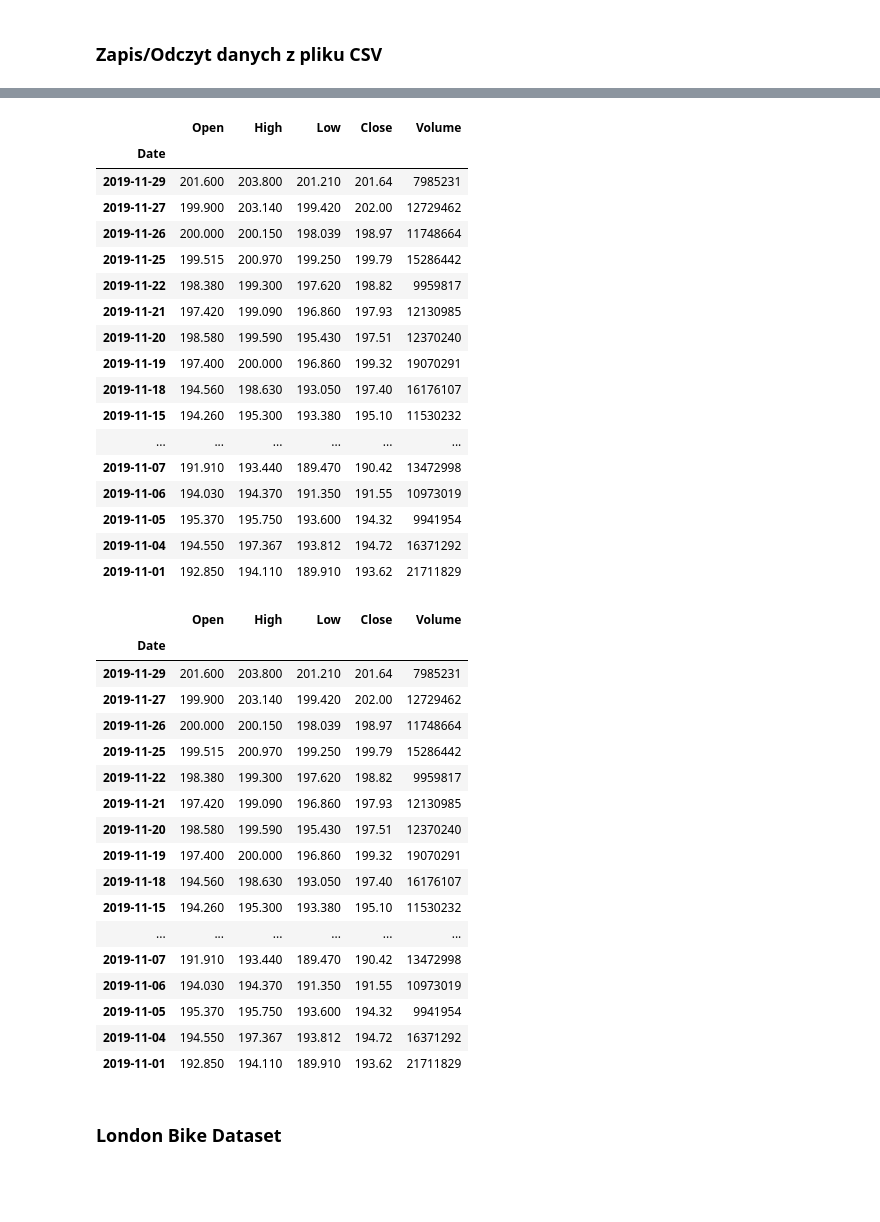
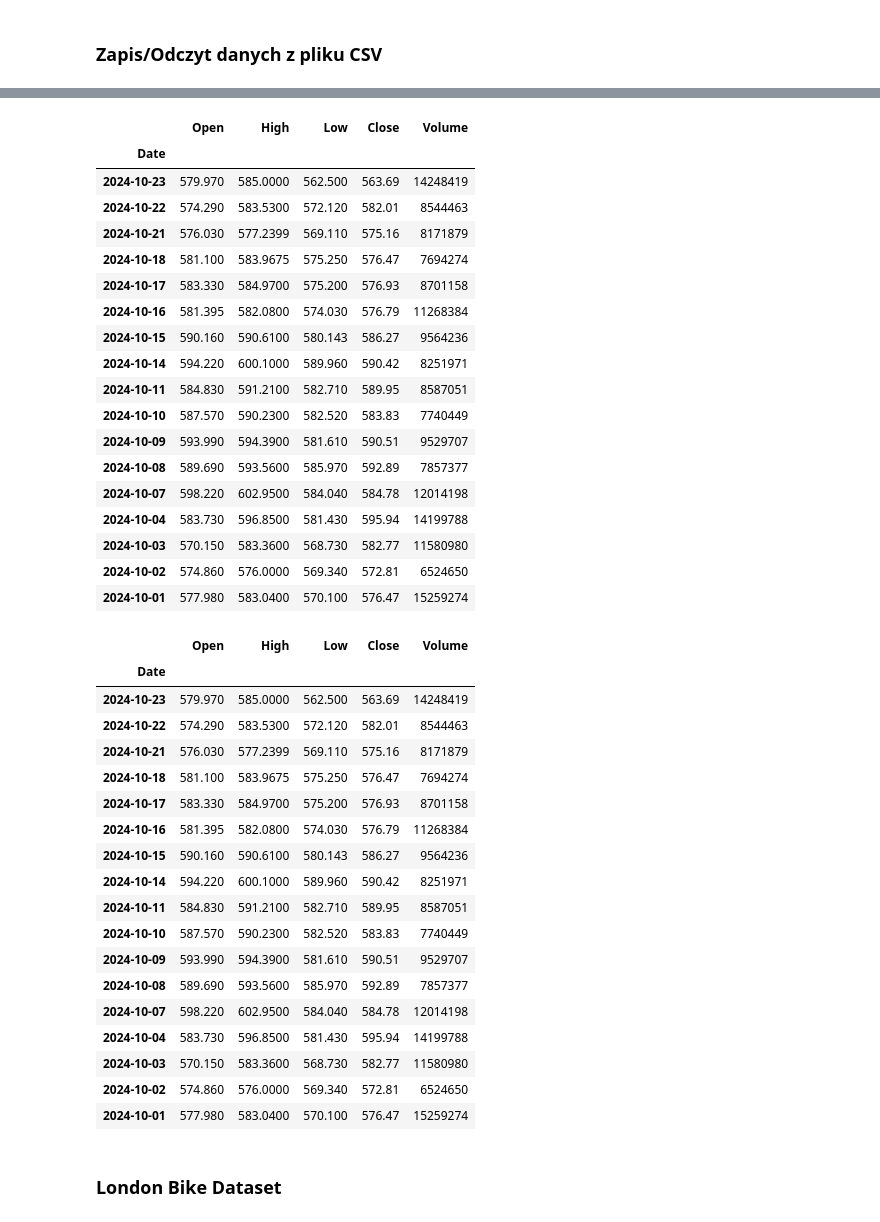
Before and after one commit to sebekpro/python-ds, a Jupyter notebook: 02_analiza_danych/03_zapis_odczyt.ipynb, the cells around one changed output, grey strips where cells are left out. Drawn from its saved outputs; the diff is of its cells as text; code cells hidden in the pictures; blank space fills up the shorter version.

```diff
--- a/02_analiza_danych/03_zapis_odczyt.ipynb
+++ b/02_analiza_danych/03_zapis_odczyt.ipynb
@@ -75,23 +76,24 @@ df_nov.to_csv('fb_nov.csv')
 # %%
-new_df = pd.read_csv('fb_nov.csv', index_col=0)
+new_df = pd.read_csv('fb_oct.csv', index_col=0)
 new_df
 # %% [output]
 |  | Open | High | Low | Close | Volume |
 | Date |  |  |  |  |  |
-| 2019-11-29 | 201.600 | 203.800 | 201.210 | 201.64 | 7985231 |
-| 2019-11-27 | 199.900 | 203.140 | 199.420 | 202.00 | 12729462 |
-| 2019-11-26 | 200.000 | 200.150 | 198.039 | 198.97 | 11748664 |
-| 2019-11-25 | 199.515 | 200.970 | 199.250 | 199.79 | 15286442 |
-| 2019-11-22 | 198.380 | 199.300 | 197.620 | 198.82 | 9959817 |
-| 2019-11-21 | 197.420 | 199.090 | 196.860 | 197.93 | 12130985 |
-| 2019-11-20 | 198.580 | 199.590 | 195.430 | 197.51 | 12370240 |
-| 2019-11-19 | 197.400 | 200.000 | 196.860 | 199.32 | 19070291 |
-| 2019-11-18 | 194.560 | 198.630 | 193.050 | 197.40 | 16176107 |
-| 2019-11-15 | 194.260 | 195.300 | 193.380 | 195.10 | 11530232 |
-| ... | ... | ... | ... | ... | ... |
-| 2019-11-07 | 191.910 | 193.440 | 189.470 | 190.42 | 13472998 |
-| 2019-11-06 | 194.030 | 194.370 | 191.350 | 191.55 | 10973019 |
-| 2019-11-05 | 195.370 | 195.750 | 193.600 | 194.32 | 9941954 |
-| 2019-11-04 | 194.550 | 197.367 | 193.812 | 194.72 | 16371292 |
-| 2019-11-01 | 192.850 | 194.110 | 189.910 | 193.62 | 21711829 |
+| 2024-10-23 | 579.970 | 585.0000 | 562.500 | 563.69 | 14248419 |
+| 2024-10-22 | 574.290 | 583.5300 | 572.120 | 582.01 | 8544463 |
+| 2024-10-21 | 576.030 | 577.2399 | 569.110 | 575.16 | 8171879 |
+| 2024-10-18 | 581.100 | 583.9675 | 575.250 | 576.47 | 7694274 |
+| 2024-10-17 | 583.330 | 584.9700 | 575.200 | 576.93 | 8701158 |
+| 2024-10-16 | 581.395 | 582.0800 | 574.030 | 576.79 | 11268384 |
+| 2024-10-15 | 590.160 | 590.6100 | 580.143 | 586.27 | 9564236 |
+| 2024-10-14 | 594.220 | 600.1000 | 589.960 | 590.42 | 8251971 |
+| 2024-10-11 | 584.830 | 591.2100 | 582.710 | 589.95 | 8587051 |
+| 2024-10-10 | 587.570 | 590.2300 | 582.520 | 583.83 | 7740449 |
+| 2024-10-09 | 593.990 | 594.3900 | 581.610 | 590.51 | 9529707 |
+| 2024-10-08 | 589.690 | 593.5600 | 585.970 | 592.89 | 7857377 |
+| 2024-10-07 | 598.220 | 602.9500 | 584.040 | 584.78 | 12014198 |
+| 2024-10-04 | 583.730 | 596.8500 | 581.430 | 595.94 | 14199788 |
+| 2024-10-03 | 570.150 | 583.3600 | 568.730 | 582.77 | 11580980 |
+| 2024-10-02 | 574.860 | 576.0000 | 569.340 | 572.81 | 6524650 |
+| 2024-10-01 | 577.980 | 583.0400 | 570.100 | 576.47 | 15259274 |
 # %%
@@ -99,25 +101,26 @@ df_nov.to_excel('fb_nov.xlsx')
 # %%
-new_df = pd.read_excel('fb_nov.xlsx', index_col=0)
+new_df = pd.read_excel('fb_oct.xlsx', index_col=0)
 new_df
 # %% [output]
 |  | Open | High | Low | Close | Volume |
 | Date |  |  |  |  |  |
-| 2019-11-29 | 201.600 | 203.800 | 201.210 | 201.64 | 7985231 |
-| 2019-11-27 | 199.900 | 203.140 | 199.420 | 202.00 | 12729462 |
-| 2019-11-26 | 200.000 | 200.150 | 198.039 | 198.97 | 11748664 |
-| 2019-11-25 | 199.515 | 200.970 | 199.250 | 199.79 | 15286442 |
-| 2019-11-22 | 198.380 | 199.300 | 197.620 | 198.82 | 9959817 |
-| 2019-11-21 | 197.420 | 199.090 | 196.860 | 197.93 | 12130985 |
-| 2019-11-20 | 198.580 | 199.590 | 195.430 | 197.51 | 12370240 |
-| 2019-11-19 | 197.400 | 200.000 | 196.860 | 199.32 | 19070291 |
-| 2019-11-18 | 194.560 | 198.630 | 193.050 | 197.40 | 16176107 |
-| 2019-11-15 | 194.260 | 195.300 | 193.380 | 195.10 | 11530232 |
-| ... | ... | ... | ... | ... | ... |
-| 2019-11-07 | 191.910 | 193.440 | 189.470 | 190.42 | 13472998 |
-| 2019-11-06 | 194.030 | 194.370 | 191.350 | 191.55 | 10973019 |
-| 2019-11-05 | 195.370 | 195.750 | 193.600 | 194.32 | 9941954 |
-| 2019-11-04 | 194.550 | 197.367 | 193.812 | 194.72 | 16371292 |
-| 2019-11-01 | 192.850 | 194.110 | 189.910 | 193.62 | 21711829 |
+| 2024-10-23 | 579.970 | 585.0000 | 562.500 | 563.69 | 14248419 |
+| 2024-10-22 | 574.290 | 583.5300 | 572.120 | 582.01 | 8544463 |
+| 2024-10-21 | 576.030 | 577.2399 | 569.110 | 575.16 | 8171879 |
+| 2024-10-18 | 581.100 | 583.9675 | 575.250 | 576.47 | 7694274 |
+| 2024-10-17 | 583.330 | 584.9700 | 575.200 | 576.93 | 8701158 |
+| 2024-10-16 | 581.395 | 582.0800 | 574.030 | 576.79 | 11268384 |
+| 2024-10-15 | 590.160 | 590.6100 | 580.143 | 586.27 | 9564236 |
+| 2024-10-14 | 594.220 | 600.1000 | 589.960 | 590.42 | 8251971 |
+| 2024-10-11 | 584.830 | 591.2100 | 582.710 | 589.95 | 8587051 |
+| 2024-10-10 | 587.570 | 590.2300 | 582.520 | 583.83 | 7740449 |
+| 2024-10-09 | 593.990 | 594.3900 | 581.610 | 590.51 | 9529707 |
+| 2024-10-08 | 589.690 | 593.5600 | 585.970 | 592.89 | 7857377 |
+| 2024-10-07 | 598.220 | 602.9500 | 584.040 | 584.78 | 12014198 |
+| 2024-10-04 | 583.730 | 596.8500 | 581.430 | 595.94 | 14199788 |
+| 2024-10-03 | 570.150 | 583.3600 | 568.730 | 582.77 | 11580980 |
+| 2024-10-02 | 574.860 | 576.0000 | 569.340 | 572.81 | 6524650 |
+| 2024-10-01 | 577.980 | 583.0400 | 570.100 | 576.47 | 15259274 |
 # %% [markdown]
 ### <a name='a4'></a> London Bike Dataset
 # %%
```
Also changed, not shown: parts of 5 cells of this notebook.
